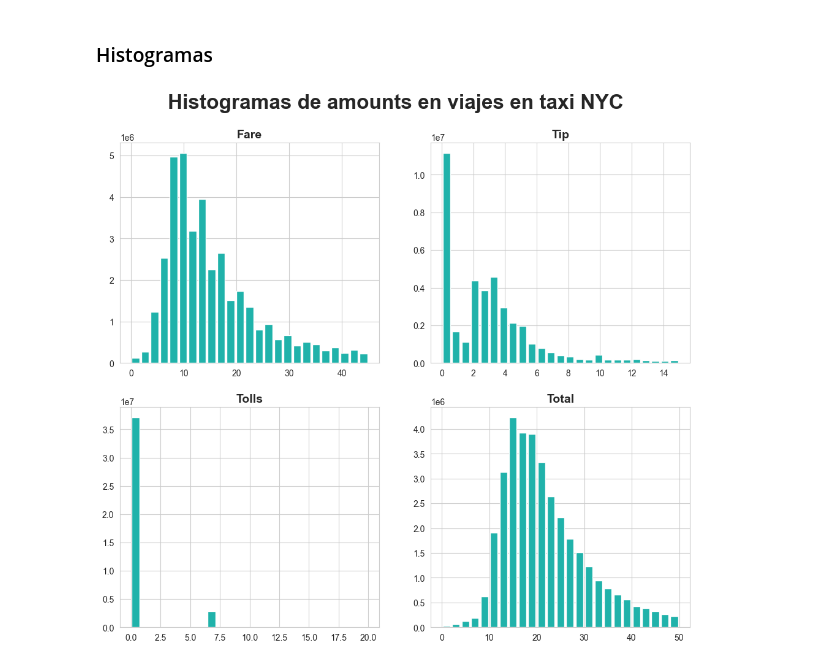
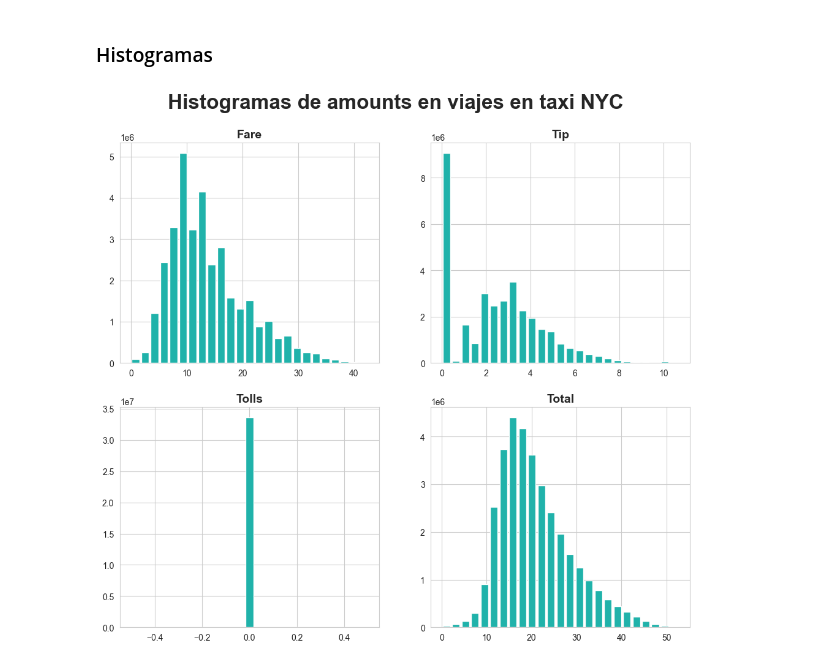
Before and after one commit to Rizo12G/Proyecto_final_henry, a Jupyter notebook: ETL/ETL_taxis.ipynb, the cells around one changed output. Saved outputs shown, nothing was run; the diff lists cells and outputs as text; code cells hidden in the pictures.

```diff
--- a/ETL/ETL_taxis.ipynb
+++ b/ETL/ETL_taxis.ipynb
@@ -370,0 +380,2 @@ Name: count, dtype: int64
+# %%
+taxis = pd.read_parquet('taxis_limpios.parquet')
@@ -408,4 +491,0 @@ var_cuanti.to_parquet('var_cuanti.parquet')
-# %%
-for i in var_cuanti.columns:
-
-  outliers(i)
@@ -482,23 +491,0 @@ plt.show()
-# %%
-sns.set_style("whitegrid")
-
-fig, ax = plt.subplots(2,2, figsize = (12,10), gridspec_kw={'height_ratios': [1, 1]})
-fig.suptitle("Datos de amounts en viajes en taxi NYC",fontsize=24, fontweight='bold')
-plt.subplots_adjust(top=0.9,hspace=0.2)
-
-ax[0,0].plot(var_cuanti['fare_amount'],'o',markersize=1.4,color='teal')
-ax[0,0].set_ylim(var_cuanti['fare_amount'].min(),10000)
-ax[0,0].set_title('Fare',fontsize=14, fontweight='bold')
-ax[0,0].axhline(42.55,color='red',ls='--')
-
-ax[0,1].plot(var_cuanti['tip_amount'],'o',markersize=1.4,color='teal')
-ax[0,1].set_title('Tip',fontsize=14, fontweight='bold')
-
-ax[1,0].plot(var_cuanti['tolls_amount'],'o',markersize=1.4,color='teal')
-ax[1,0].set_title('Tolls',fontsize=14, fontweight='bold')
-
-ax[1,1].plot(var_cuanti['total_amount'],'o',markersize=1.4,color='teal')
-ax[1,1].set_ylim(var_cuanti['total_amount'].min(),10000)
-ax[1,1].set_title('Total',fontsize=14, fontweight='bold')
-
-plt.show()
@@ -504,0 +494,8 @@ plt.show()
+# %%
+print('| Variable | Promedio | Minimo | Maximo | Cantidad de Outliers | Porcentaje de Outliers |')
+print('| -------- | -------- | ------ | ------ | -------------------- | ---------------------- |')
+
+for i in var_cuanti.columns:
+
+  m = outliers(i)
+  taxis.drop(taxis[taxis[i]>m].index, inplace=True)
@@ -507,22 +531,22 @@ plt.show()
 # %%
 sns.set_style("whitegrid")
 
 fig, ax = plt.subplots(2,2, figsize = (12,10), gridspec_kw={'height_ratios': [1, 1]})
 fig.suptitle("Histogramas de amounts en viajes en taxi NYC",fontsize=24, fontweight='bold')
 plt.subplots_adjust(top=0.9,hspace=0.2)
 
-ax[0,0].hist(var_cuanti[var_cuanti['fare_amount']<45]['fare_amount'], bins=25, rwidth=0.8, color='lightseagreen')
+ax[0,0].hist(taxis['fare_amount'], bins=25, rwidth=0.8, color='lightseagreen')
 ax[0,0].set_title('Fare',fontsize=14, fontweight='bold')
 
-ax[0,1].hist(var_cuanti[var_cuanti['tip_amount']<15]['tip_amount'], bins=25, rwidth=0.8, color='lightseagreen')
+ax[0,1].hist(taxis['tip_amount'], bins=25, rwidth=0.8, color='lightseagreen')
 ax[0,1].set_title('Tip',fontsize=14, fontweight='bold')
 
-ax[1,0].hist(var_cuanti[var_cuanti['tolls_amount']<20]['tolls_amount'], bins=25, rwidth=0.8, color='lightseagreen')
+ax[1,0].hist(taxis['tolls_amount'], bins=25, rwidth=0.8, color='lightseagreen')
 ax[1,0].set_title('Tolls',fontsize=14, fontweight='bold')
 
-ax[1,1].hist(var_cuanti[var_cuanti['total_amount']<50]['total_amount'], bins=25, rwidth=0.8, color='lightseagreen')
+ax[1,1].hist(taxis['total_amount'], bins=25, rwidth=0.8, color='lightseagreen')
 ax[1,1].set_title('Total',fontsize=14, fontweight='bold')
 
 plt.show()
 # %% [output]
-[figure, old version]
+[figure, new version]
```
Also changed, not shown: parts of 33 cells of this notebook, 2 other files.
